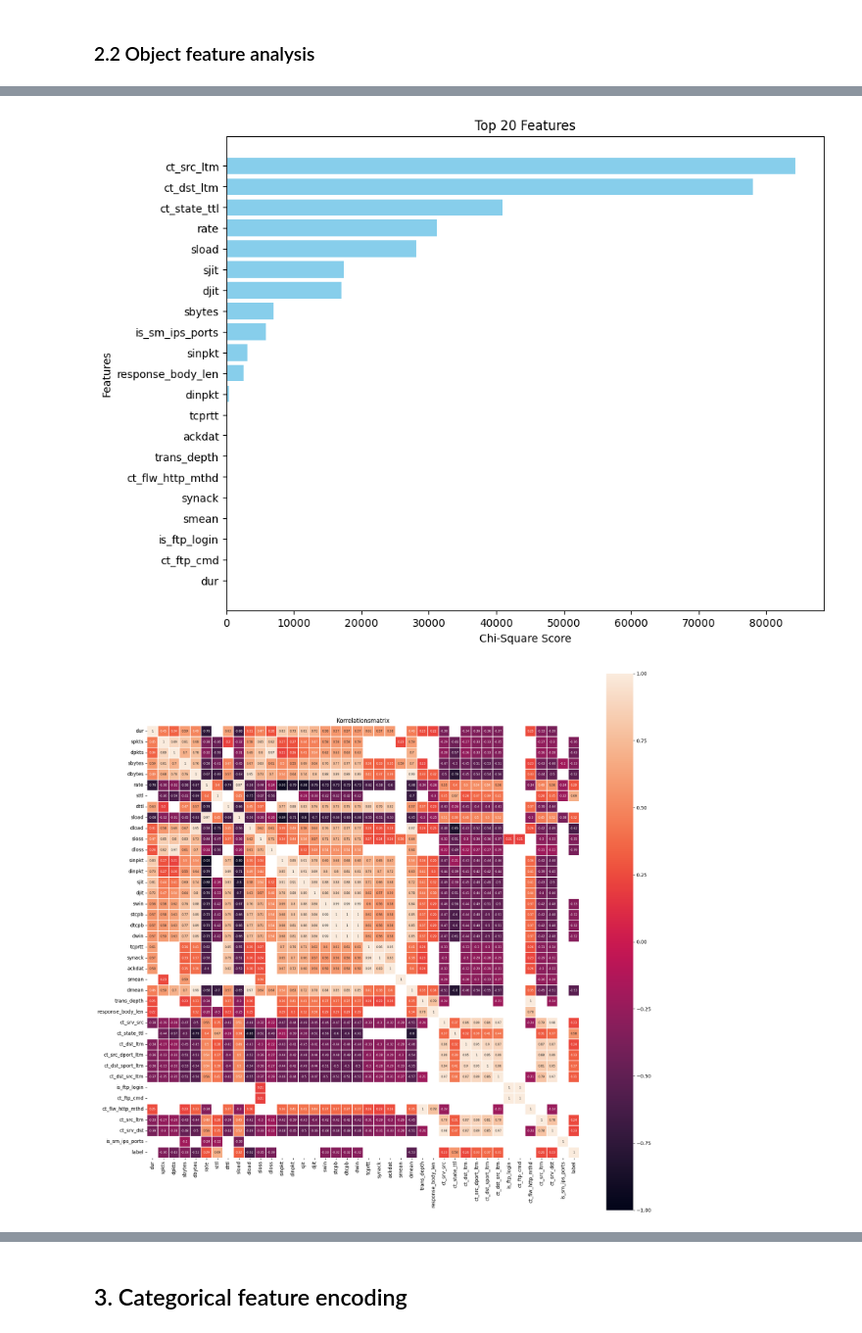
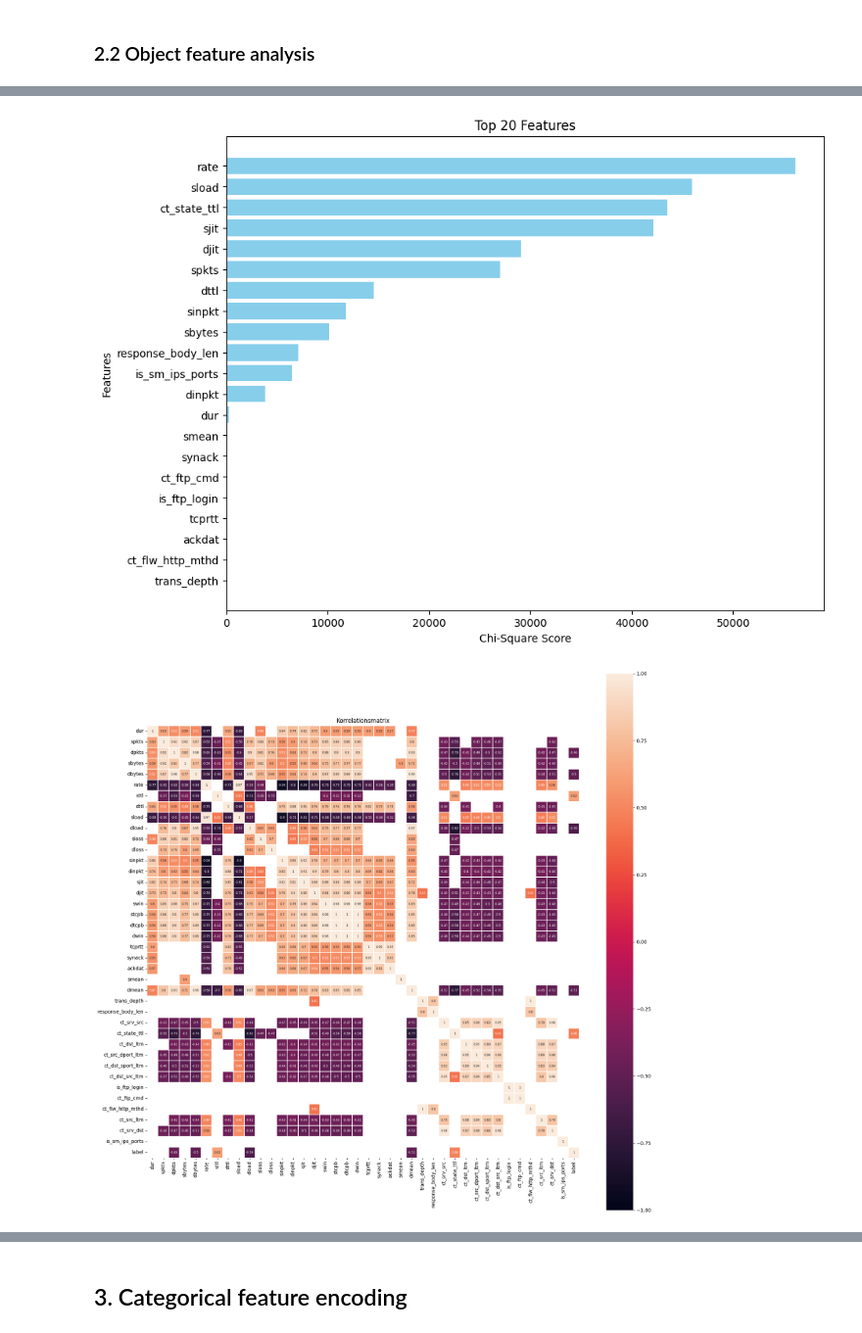
Before and after one commit to aKravtschenko/DEEPL-Autoencoder, a Jupyter notebook: new_autoencoder.ipynb, the cells around one changed output, grey strips where cells are left out. Shown at 98% size. Drawn from its saved outputs; the diff is of its cells as text; code cells hidden in the pictures.

```diff
--- a/new_autoencoder.ipynb
+++ b/new_autoencoder.ipynb
@@ -206,3 +245,9 @@ df_numeric.describe(include='all')
+# %%
+df_clamped_train = clamp_extreme_values(df_train, DEBUG)
+#df_clamped_test = clamp_extreme_values(df_test, DEBUG)
+# %%
+df_log_train = apply_log_scaling(df_clamped_train, LOG_NUNIQUE, DEBUG)
+#df_log_test = apply_log_scaling(df_clamped_test, LOG_NUNIQUE, DEBUG)
 # %% [markdown]
 ### 2.2 Object feature analysis
 # %%
@@ -228 +264,4 @@ for feature in df_cat.columns:
+# %%
+df_train = keep_most_used_objects(df_log_train, KEEP_MOST_USED_OBJECTS, DEBUG)
+#df_test = keep_most_used_objects(df_log_test, KEEP_MOST_USED_OBJECTS, DEBUG)
 # %%
@@ -276,0 +317,4 @@ memory usage: 57.5+ MB
+# %%
+df_numeric_train = df_train.select_dtypes(include=[np.number])
+#df_numeric_test = df_test.select_dtypes(include=[np.number])
+df_numeric_train.describe(include='all')
@@ -280,8 +334,8 @@ from sklearn.feature_selection import SelectKBest, chi2
 
 best_features = SelectKBest(score_func=chi2, k='all')
 
-X = df_numeric.iloc[:, :-1]
-y = df_numeric.iloc[:, -1] # Chi-Square Score for the column "labels"
+X = df_numeric_train.iloc[:, :-1]
+y = df_numeric_train.iloc[:, -1] # Chi-Square Score for the column "labels"
 fit = best_features.fit(X, y)
 
 df_scores = pd.DataFrame(fit.scores_)
@@ -301,15 +355,15 @@ plt.xlabel('Chi-Square Score')
 plt.ylabel('Features')
 plt.show()
 # %% [output]
-[figure, old version]
+[figure, new version]
 # %%
-corr_matrix = df_numeric.corr()
+corr_matrix = df_numeric_train.corr()
 plt.figure(figsize=(20, 20))
 
-sns.heatmap(corr_matrix[(corr_matrix >= 0.2) | (corr_matrix <= -0.2)], vmax=1.0,
+sns.heatmap(corr_matrix[(corr_matrix >= 0.4) | (corr_matrix <= -0.4)], vmax=1.0,
             vmin=-1.0, linewidths=0.1, annot=True, annot_kws={"size": 6}, square=True)
 plt.title('Korrelationsmatrix')
 plt.show()
 # %% [output]
-[figure, old version]
+[figure, new version]
 # %%
```
Also changed, not shown: parts of 57 cells of this notebook, 3 other files.
